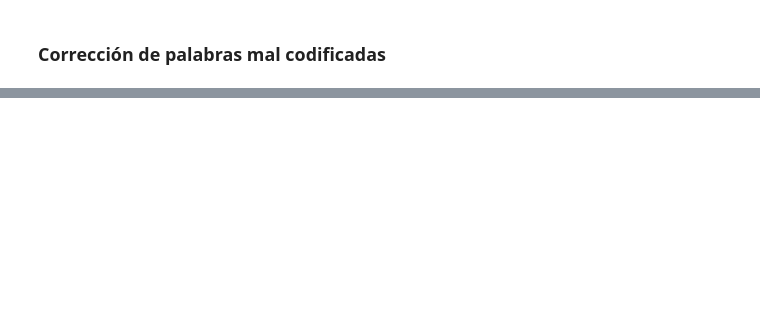
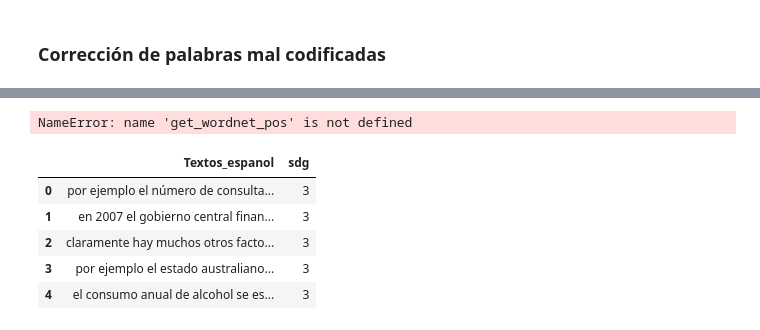
Before and after one commit to pdazad/ProyectoBI-G17, a Jupyter notebook: Etapa1/Fases/Modelado/AnalisisTextosODS.ipynb, the cells around one changed output, grey strips where cells are left out. Saved outputs shown, nothing was run; the diff lists cells and outputs as text; code cells hidden in the pictures; blank space fills up the shorter version.

```diff
--- a/Etapa1/Fases/Modelado/AnalisisTextosODS.ipynb
+++ b/Etapa1/Fases/Modelado/AnalisisTextosODS.ipynb
@@ -193,0 +280,39 @@ data_t.sample(5)
+# %%
+# Tokenización
+
+# Lematización
+def lemmatize_words(words):
+    lemmatizer = WordNetLemmatizer()
+    return [lemmatizer.lemmatize(word, get_wordnet_pos(word)) for word in words]
+
+# Stemming (eliminación de prefijos y sufijos)
+def stem_words(words):
+    stemmer = PorterStemmer()
+    return [stemmer.stem(word) for word in words]
+
+def stem_and_lemmatize(words):
+    stems = stem_words(words)
+    lemmas = lemmatize_words(words)
+    return stems + lemmas
+
+# Aplicar tokenización y lematización
+data_t['words'] = data_t['Textos_espanol'].apply(tokenize)
+data_t['words'] = data_t['words'].apply(lemmatize_words)
+
+# Aplicar tokenización y eliminación de prefijos y sufijos (stemming)
+data_t['words'] = data_t['Textos_espanol'].apply(tokenize)
+data_t['words'] = data_t['words'].apply(stem_words)
+
+data_t.head()
+# %% [output]
+NameError: name 'get_wordnet_pos' is not defined
+# %%
+#Se verifica que se haya realizado la corrección
+data_t.head(5)
+# %% [output]
+|  | Textos_espanol | sdg |
+| 0 | por ejemplo el número de consulta... | 3 |
+| 1 | en 2007 el gobierno central finan... | 3 |
+| 2 | claramente hay muchos otros facto... | 3 |
+| 3 | por ejemplo el estado australiano... | 3 |
+| 4 | el consumo anual de alcohol se es... | 3 |
```
Also changed, not shown: parts of 12 cells of this notebook.
